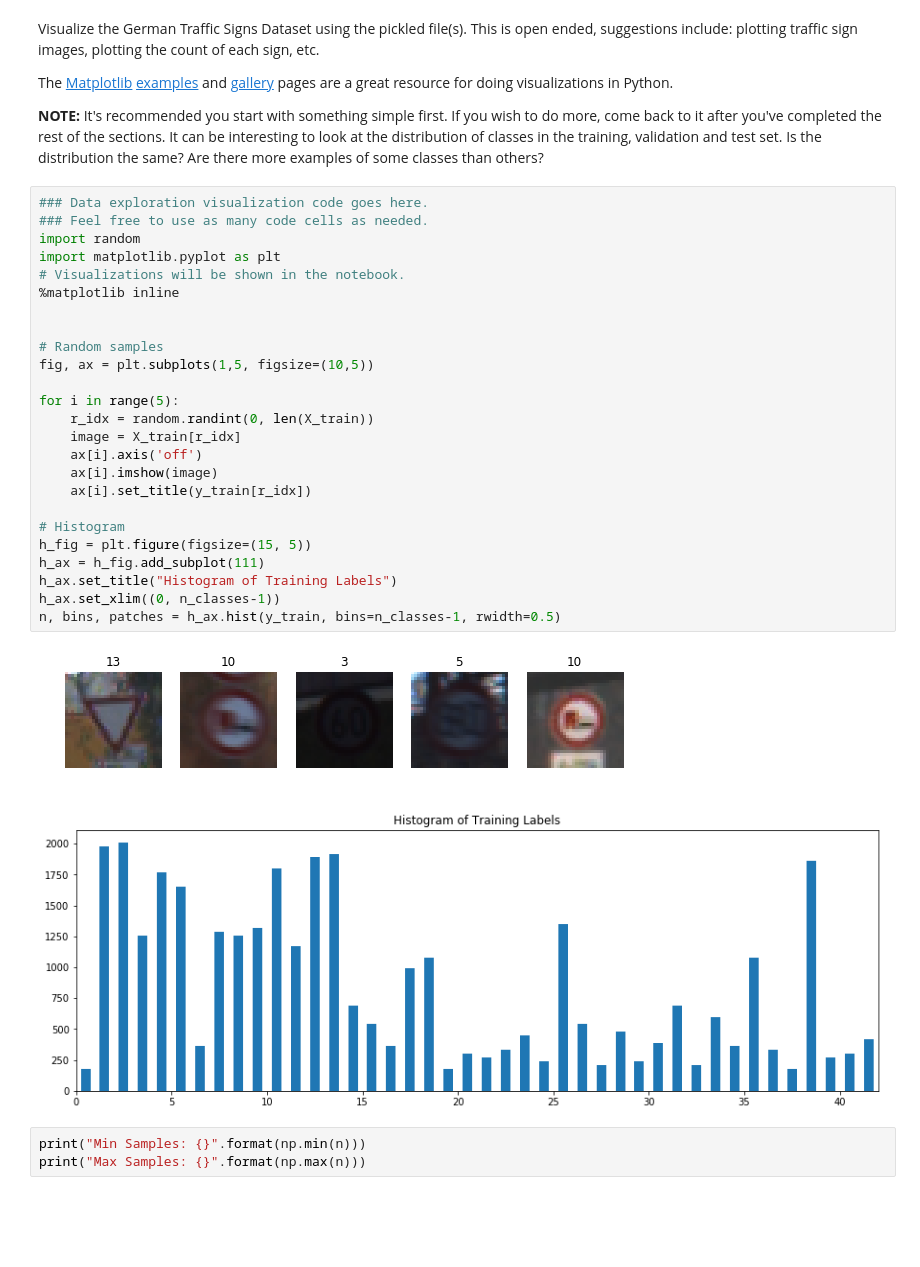
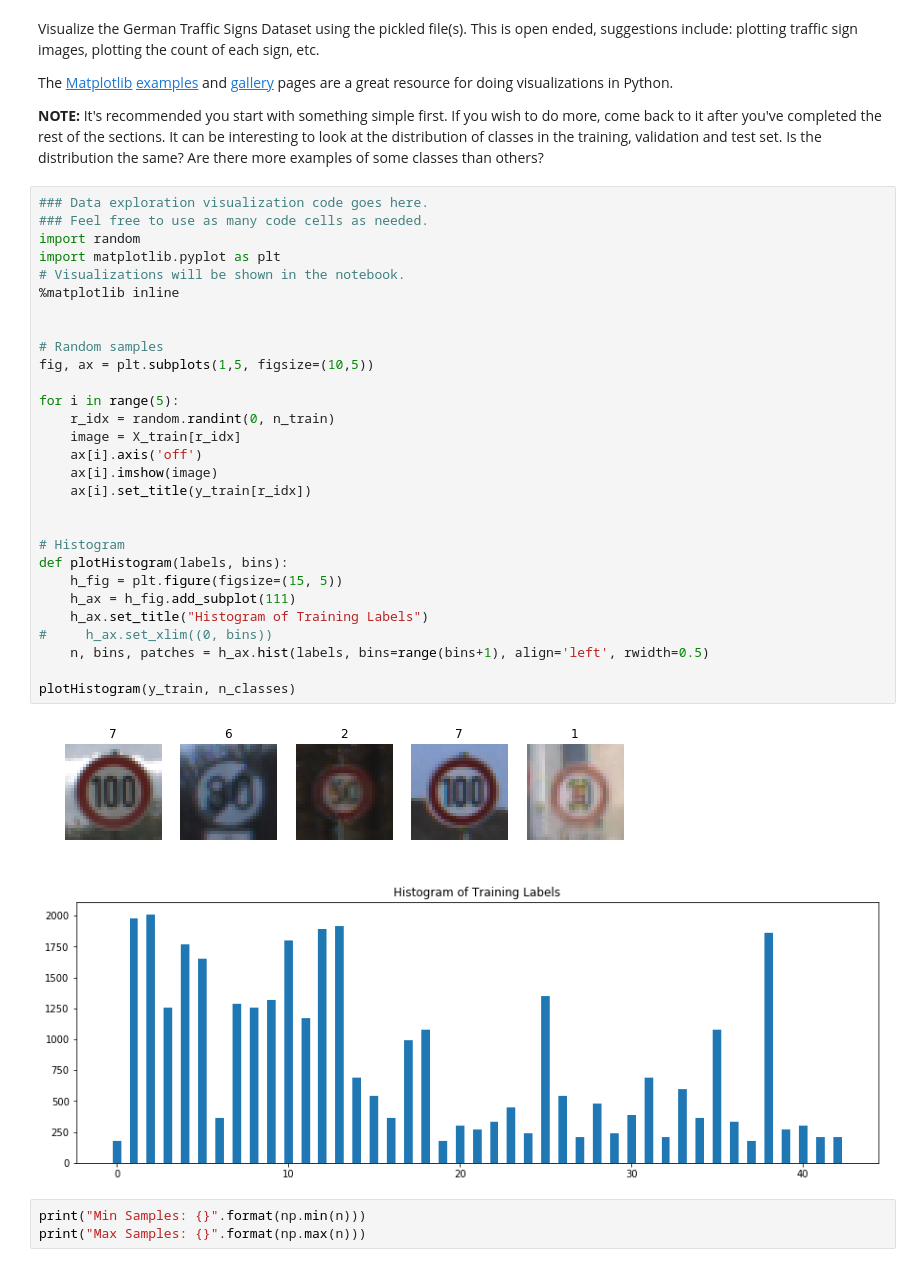
Before and after one commit to psharm8/CarND-Traffic-Sign-Classifier-Project, a Jupyter notebook: Traffic_Sign_Classifier.ipynb, the cells around one changed output. Cells and saved outputs as stored; diff of their text form; blank space fills up the shorter version.

```diff
--- a/Traffic_Sign_Classifier.ipynb
+++ b/Traffic_Sign_Classifier.ipynb
@@ -96,31 +96,35 @@ The [Matplotlib](http://matplotlib.org/) [examples](http://matplotlib.org/exampl
 # %%
 ### Data exploration visualization code goes here.
 ### Feel free to use as many code cells as needed.
 import random
 import matplotlib.pyplot as plt
 # Visualizations will be shown in the notebook.
 %matplotlib inline
 
 
 # Random samples
 fig, ax = plt.subplots(1,5, figsize=(10,5))
 
 for i in range(5):
-    r_idx = random.randint(0, len(X_train))
+    r_idx = random.randint(0, n_train)
     image = X_train[r_idx]
     ax[i].axis('off')
     ax[i].imshow(image)
     ax[i].set_title(y_train[r_idx])
 
+
 # Histogram
-h_fig = plt.figure(figsize=(15, 5))
-h_ax = h_fig.add_subplot(111)
-h_ax.set_title("Histogram of Training Labels")
-h_ax.set_xlim((0, n_classes-1))
-n, bins, patches = h_ax.hist(y_train, bins=n_classes-1, rwidth=0.5)
+def plotHistogram(labels, bins):
+    h_fig = plt.figure(figsize=(15, 5))
+    h_ax = h_fig.add_subplot(111)
+    h_ax.set_title("Histogram of Training Labels")
+#     h_ax.set_xlim((0, bins))
+    n, bins, patches = h_ax.hist(labels, bins=range(bins+1), align='left', rwidth=0.5)
+
+plotHistogram(y_train, n_classes)
 # %% [output]
-[figure, old version]
+[figure, new version]
-[figure, old version]
+[figure, new version]
 # %%
 print("Min Samples: {}".format(np.min(n)))
 print("Max Samples: {}".format(np.max(n)))
```
Also changed, not shown: parts of 10 cells of this notebook, 3 other files.
